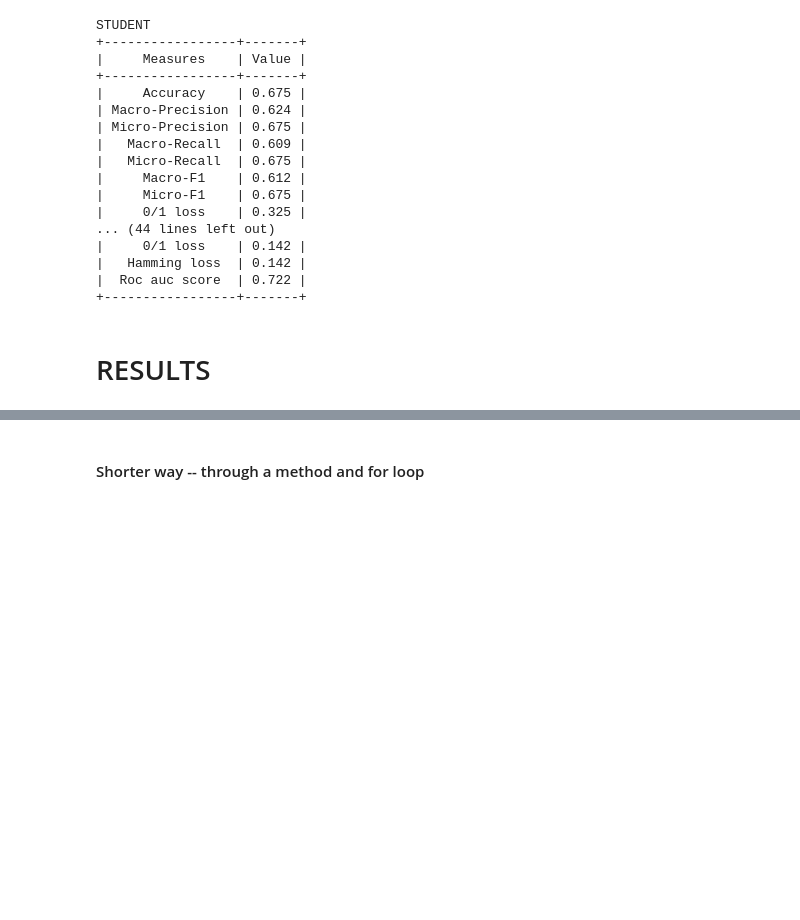
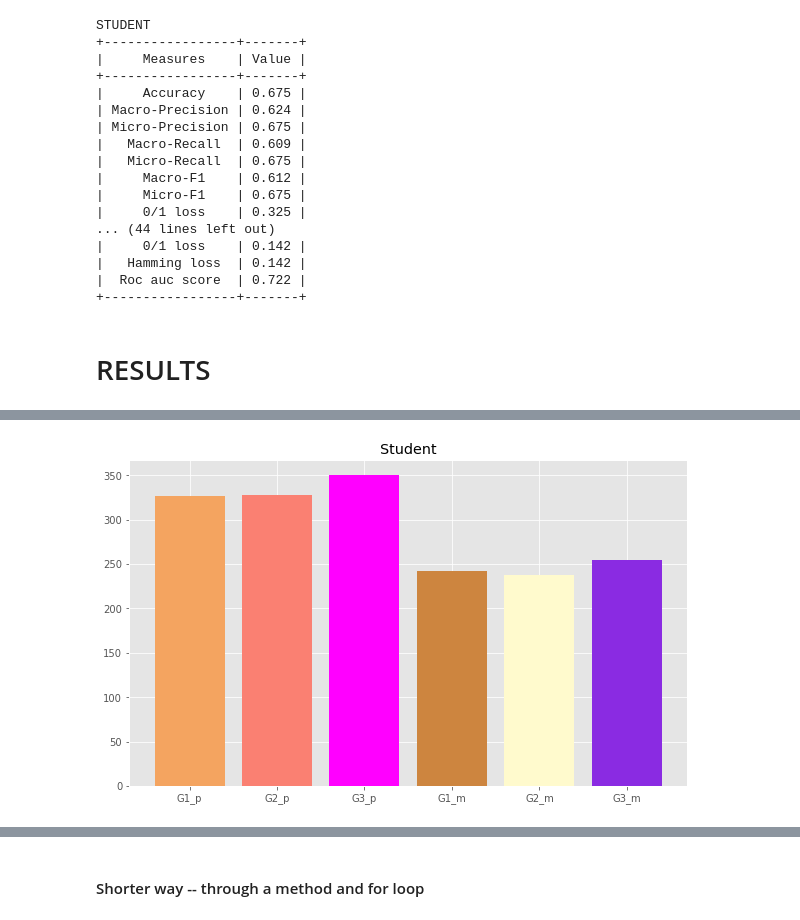
Before and after one commit to dusicastepic/Multi-label-classification-, a Jupyter notebook: MLC - proba.ipynb, the cells around one changed output, grey strips where cells are left out. Cells and saved outputs as stored; diff of their text form; code cells hidden in the pictures; blank space fills up the shorter version.

```diff
--- a/MLC - proba.ipynb
+++ b/MLC - proba.ipynb
@@ -1285,0 +1304,4 @@ ShowHist(y_student,student_dummies)
+# %%
+ShowCountOnlyForTargetLabels(y_student,'Student')
+# %% [output]
+[figure, added]
```
Also changed, not shown: parts of 24 cells of this notebook.
